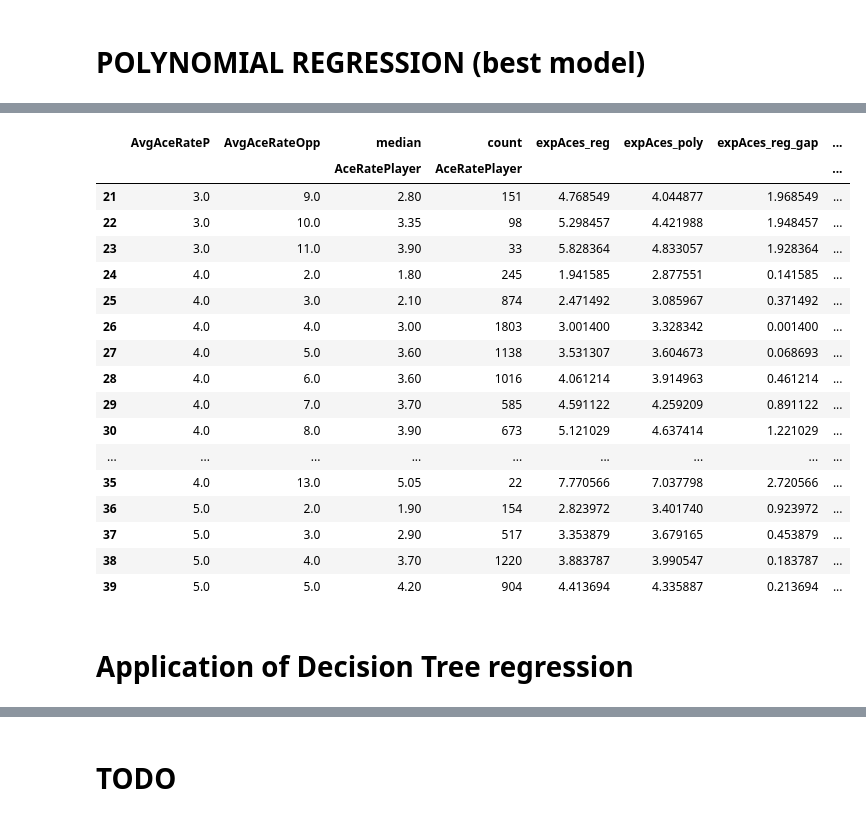
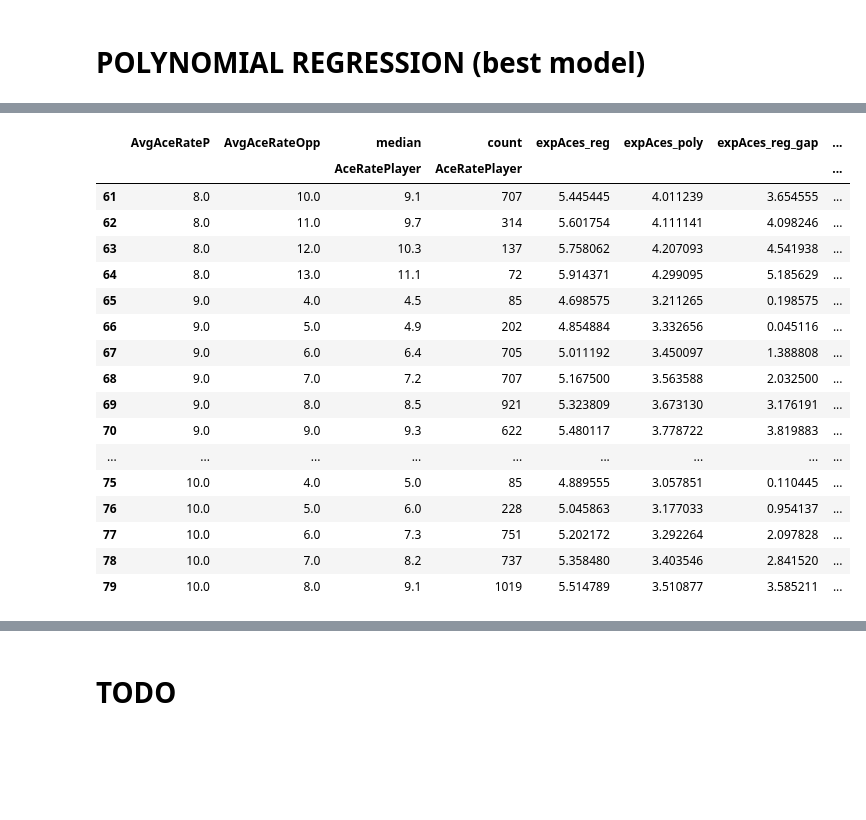
Before and after one commit to damienld/Pro-Tennis-Analysis, a Jupyter notebook: Aces_Regression.ipynb, the cells around one changed output, grey strips where cells are left out. Drawn from its saved outputs; the diff is of its cells as text; code cells hidden in the pictures; blank space fills up the shorter version.

```diff
--- a/Aces_Regression.ipynb
+++ b/Aces_Regression.ipynb
@@ -277,0 +821,24 @@ R2-score: 0.52
+# %%
+df2=dfMatchesForTrn[["AvgAceRateP","AvgAceRateOpp","TrnSpeed","AceRatePlayer"]]
+df2=df2.dropna()
+df2 = df2[df2["AvgAceRateP"]>11]
+y2 = df2["AceRatePlayer"]
+X2 = df2.drop(["AceRatePlayer", "TrnSpeed"], axis=1)
+X_train2, X_test2, y_train2, y_test2 = train_test_split(X2, y2, test_size=0.2)
+lm=LinearRegression()
+poly = PolynomialFeatures(degree=2, include_bias=False)
+X_train_poly2 = poly.fit_transform(X_train2)
+
+lm.fit(X_train_poly2, y_train2)
+#RESULTS
+print('COEFFS AceP(1) AceOpp(2) AceP**2(3) AceP*AceOpp(5) AceOpp**2(7)\n')
+coeffsRegression=lm.coef_
+print(coeffsRegression)
+#print(pd.DataFrame({'estimated coeff':coeffsRegression}, index=X_train.columns))
+coeff0Regression= lm.intercept_
+print(coeff0LRegression)
+
+X_test2_poly = poly.fit_transform(X_test2)
+
+y_pred2=lm.predict(X_test2_poly)
+print_metrics(y_test2, y_pred2)
@@ -280,2 +855,11 @@ Let's **apply the regression coefficients** (lienar regression and polynomial re
 
 We'll apply TrnSpeed=1 as it s the standard value (mean/median)
+# %%
+trnSpeed=1
+dfpivot_aces["expAces_reg"] = \
+[(coeff0LRegression+ace*coeffsLRegression[0]+acevs*coeffsLRegression[1]) for (ace, acevs) in zip(dfpivot_aces.AvgAceRateP, dfpivot_aces.AvgAceRateOpp)]
+dfpivot_aces["expAces_poly"] = \
+[(coeff0Regression+ace*coeffsRegression[0]+acevs*coeffsRegression[1]+ace**2*coeffsRegression[2]+ace*acevs*coeffsRegression[3]+acevs**2*coeffsRegression[4]) for (ace, acevs) in zip(dfpivot_aces.AvgAceRateP, dfpivot_aces.AvgAceRateOpp)]
+dfpivot_aces["expAces_reg_gap"] = (dfpivot_aces["median"]["AceRatePlayer"]-dfpivot_aces["expAces_reg"]).abs()
+dfpivot_aces["expAces_poly_gap"] = (dfpivot_aces["median"]["AceRatePlayer"]-dfpivot_aces["expAces_poly"]).abs()
+dfpivot_aces.iloc[61:80,:]
@@ -282,28 +885,28 @@ We'll apply TrnSpeed=1 as it s the standard value (mean/median)
 # %%
 trnSpeed=1
-dfpivot_aces["expAces_reg"] = [(coeff0LRegression+ace*coeffsLRegression[0]+acevs*coeffsLRegression[1]+trnSpeed*coeffsLRegression[2]) for (ace, acevs) in zip(dfpivot_aces.AvgAceRateP, dfpivot_aces.AvgAceRateOpp)]
-dfpivot_aces["expAces_poly"] = [(coeff0Regression+ace*coeffsRegression[0]+acevs*coeffsRegression[1]+trnSpeed*coeffsRegression[2]+ace**2*coeffsRegression[3]+ace*acevs*coeffsRegression[4]+ace*trnSpeed*coeffsRegression[5]+acevs**2*coeffsRegression[6]+acevs*trnSpeed*coeffsRegression[7]+trnSpeed**2*coeffsRegression[8]) for (ace, acevs) in zip(dfpivot_aces.AvgAceRateP, dfpivot_aces.AvgAceRateOpp)]
+dfpivot_aces["expAces_reg"] = \
+[(coeff0LRegression+ace*coeffsLRegression[0]+acevs*coeffsLRegression[1]+trnSpeed*coeffsLRegression[2]) for (ace, acevs) in zip(dfpivot_aces.AvgAceRateP, dfpivot_aces.AvgAceRateOpp)]
+dfpivot_aces["expAces_poly"] = \
+[(coeff0Regression+ace*coeffsRegression[0]+acevs*coeffsRegression[1]+trnSpeed*coeffsRegression[2]+ace**2*coeffsRegression[3]+ace*acevs*coeffsRegression[4]+ace*trnSpeed*coeffsRegression[5]+acevs**2*coeffsRegression[6]+acevs*trnSpeed*coeffsRegression[7]+trnSpeed**2*coeffsRegression[8]) for (ace, acevs) in zip(dfpivot_aces.AvgAceRateP, dfpivot_aces.AvgAceRateOpp)]
 dfpivot_aces["expAces_reg_gap"] = (dfpivot_aces["median"]["AceRatePlayer"]-dfpivot_aces["expAces_reg"]).abs()
 dfpivot_aces["expAces_poly_gap"] = (dfpivot_aces["median"]["AceRatePlayer"]-dfpivot_aces["expAces_poly"]).abs()
-dfpivot_aces.iloc[21:40,:]
+dfpivot_aces.iloc[61:80,:]
 # %% [output]
 |  | AvgAceRateP | AvgAceRateOpp | median | count | expAces_reg | expAces_poly | expAces_reg_gap | ... |
 |  |  |  | AceRatePlayer | AceRatePlayer |  |  |  | ... |
-| 21 | 3.0 | 9.0 | 2.80 | 151 | 4.768549 | 4.044877 | 1.968549 | ... |
-| 22 | 3.0 | 10.0 | 3.35 | 98 | 5.298457 | 4.421988 | 1.948457 | ... |
-| 23 | 3.0 | 11.0 | 3.90 | 33 | 5.828364 | 4.833057 | 1.928364 | ... |
-| 24 | 4.0 | 2.0 | 1.80 | 245 | 1.941585 | 2.877551 | 0.141585 | ... |
-| 25 | 4.0 | 3.0 | 2.10 | 874 | 2.471492 | 3.085967 | 0.371492 | ... |
-| 26 | 4.0 | 4.0 | 3.00 | 1803 | 3.001400 | 3.328342 | 0.001400 | ... |
-| 27 | 4.0 | 5.0 | 3.60 | 1138 | 3.531307 | 3.604673 | 0.068693 | ... |
-| 28 | 4.0 | 6.0 | 3.60 | 1016 | 4.061214 | 3.914963 | 0.461214 | ... |
-| 29 | 4.0 | 7.0 | 3.70 | 585 | 4.591122 | 4.259209 | 0.891122 | ... |
-| 30 | 4.0 | 8.0 | 3.90 | 673 | 5.121029 | 4.637414 | 1.221029 | ... |
+| 61 | 8.0 | 10.0 | 9.1 | 707 | 5.445445 | 4.011239 | 3.654555 | ... |
+| 62 | 8.0 | 11.0 | 9.7 | 314 | 5.601754 | 4.111141 | 4.098246 | ... |
+| 63 | 8.0 | 12.0 | 10.3 | 137 | 5.758062 | 4.207093 | 4.541938 | ... |
+| 64 | 8.0 | 13.0 | 11.1 | 72 | 5.914371 | 4.299095 | 5.185629 | ... |
+| 65 | 9.0 | 4.0 | 4.5 | 85 | 4.698575 | 3.211265 | 0.198575 | ... |
+| 66 | 9.0 | 5.0 | 4.9 | 202 | 4.854884 | 3.332656 | 0.045116 | ... |
+| 67 | 9.0 | 6.0 | 6.4 | 705 | 5.011192 | 3.450097 | 1.388808 | ... |
+| 68 | 9.0 | 7.0 | 7.2 | 707 | 5.167500 | 3.563588 | 2.032500 | ... |
+| 69 | 9.0 | 8.0 | 8.5 | 921 | 5.323809 | 3.673130 | 3.176191 | ... |
+| 70 | 9.0 | 9.0 | 9.3 | 622 | 5.480117 | 3.778722 | 3.819883 | ... |
 | ... | ... | ... | ... | ... | ... | ... | ... | ... |
-| 35 | 4.0 | 13.0 | 5.05 | 22 | 7.770566 | 7.037798 | 2.720566 | ... |
-| 36 | 5.0 | 2.0 | 1.90 | 154 | 2.823972 | 3.401740 | 0.923972 | ... |
-| 37 | 5.0 | 3.0 | 2.90 | 517 | 3.353879 | 3.679165 | 0.453879 | ... |
-| 38 | 5.0 | 4.0 | 3.70 | 1220 | 3.883787 | 3.990547 | 0.183787 | ... |
-| 39 | 5.0 | 5.0 | 4.20 | 904 | 4.413694 | 4.335887 | 0.213694 | ... |
+| 75 | 10.0 | 4.0 | 5.0 | 85 | 4.889555 | 3.057851 | 0.110445 | ... |
+| 76 | 10.0 | 5.0 | 6.0 | 228 | 5.045863 | 3.177033 | 0.954137 | ... |
+| 77 | 10.0 | 6.0 | 7.3 | 751 | 5.202172 | 3.292264 | 2.097828 | ... |
+| 78 | 10.0 | 7.0 | 8.2 | 737 | 5.358480 | 3.403546 | 2.841520 | ... |
+| 79 | 10.0 | 8.0 | 9.1 | 1019 | 5.514789 | 3.510877 | 3.585211 | ... |
-# %% [markdown]
-# Application of Decision Tree regression
```
Also changed, not shown: parts of 83 cells of this notebook.
